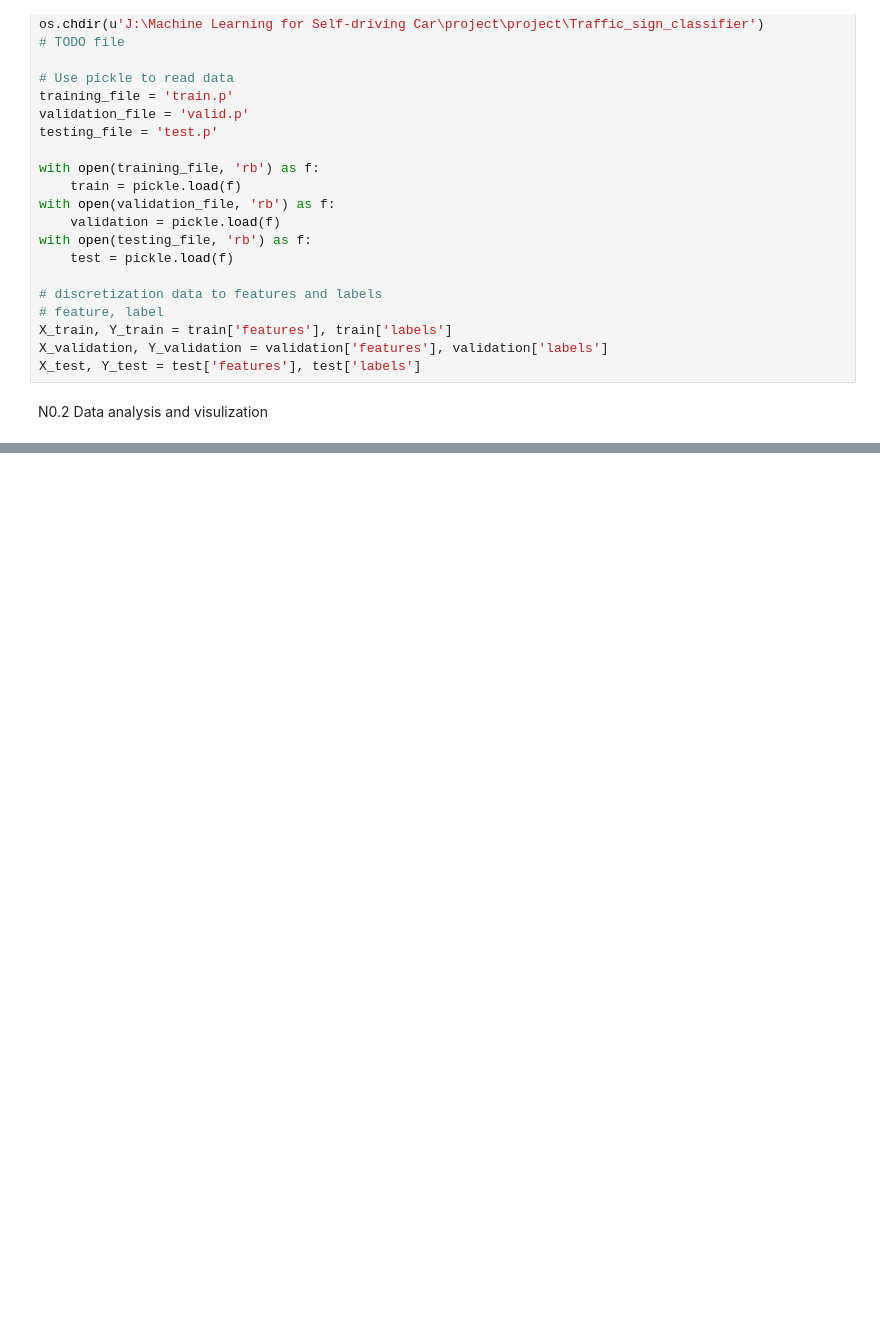
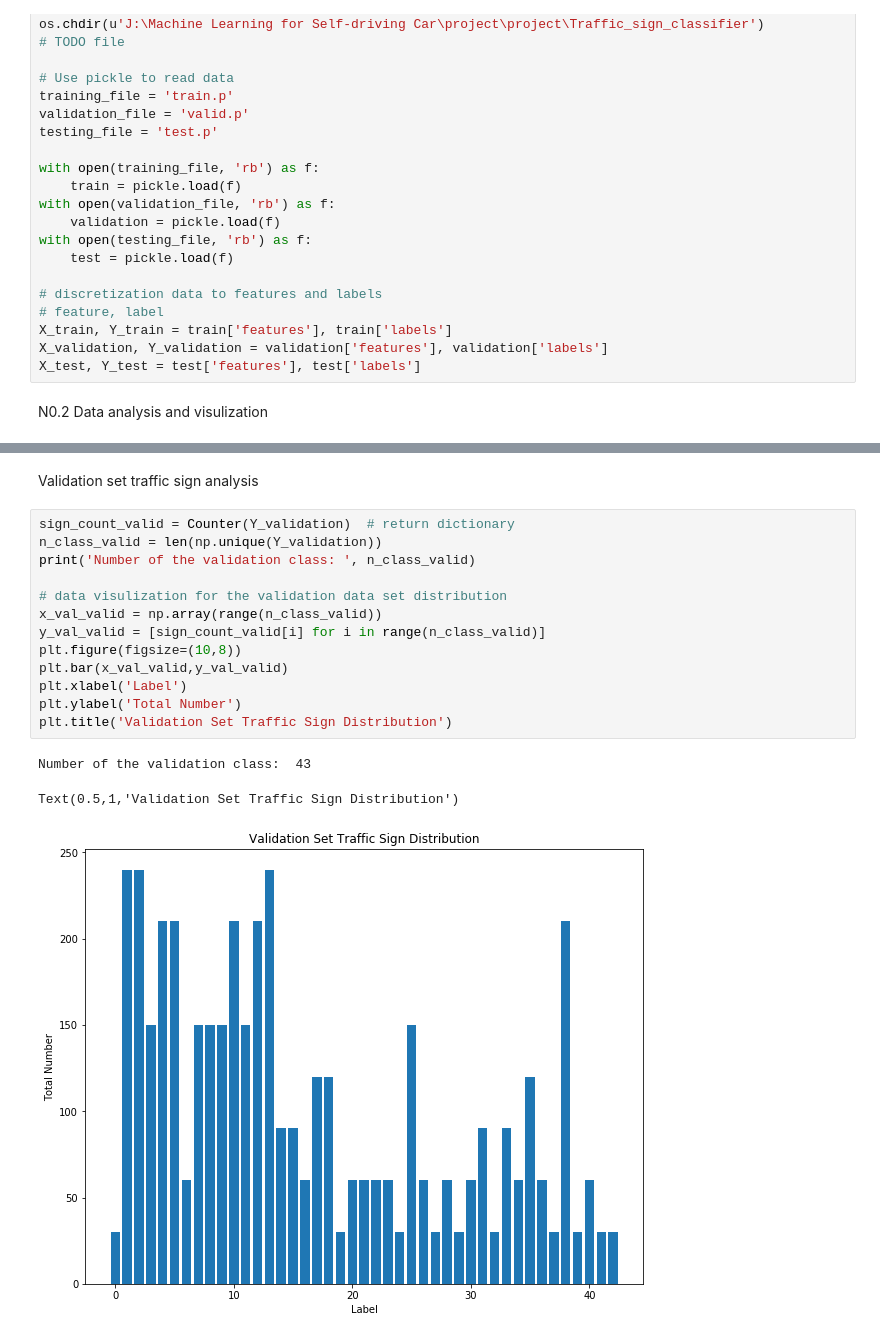
Before and after one commit to rui-ren/ANN-traffic-sign-classifier, a Jupyter notebook: Using Deep Learning to build a traffic sign recognition classifier.ipynb, the cells around one changed output, grey strips where cells are left out. Cells and saved outputs as stored; diff of their text form; blank space fills up the shorter version.

```diff
--- a/Using Deep Learning to build a traffic sign recognition classifier.ipynb
+++ b/Using Deep Learning to build a traffic sign recognition classifier.ipynb
@@ -100,0 +104,19 @@ os.getcwd()
+# %% [markdown]
+Validation set traffic sign analysis
+# %%
+sign_count_valid = Counter(Y_validation)  # return dictionary
+n_class_valid = len(np.unique(Y_validation))
+print('Number of the validation class: ', n_class_valid)
+
+# data visulization for the validation data set distribution
+x_val_valid = np.array(range(n_class_valid))
+y_val_valid = [sign_count_valid[i] for i in range(n_class_valid)]
+plt.figure(figsize=(10,8))
+plt.bar(x_val_valid,y_val_valid)
+plt.xlabel('Label')
+plt.ylabel('Total Number')
+plt.title('Validation Set Traffic Sign Distribution')
+# %% [output]
+Number of the validation class:  43
+Text(0.5,1,'Validation Set Traffic Sign Distribution')
+[figure, added]
```
Also changed, not shown: parts of 13 cells of this notebook.
